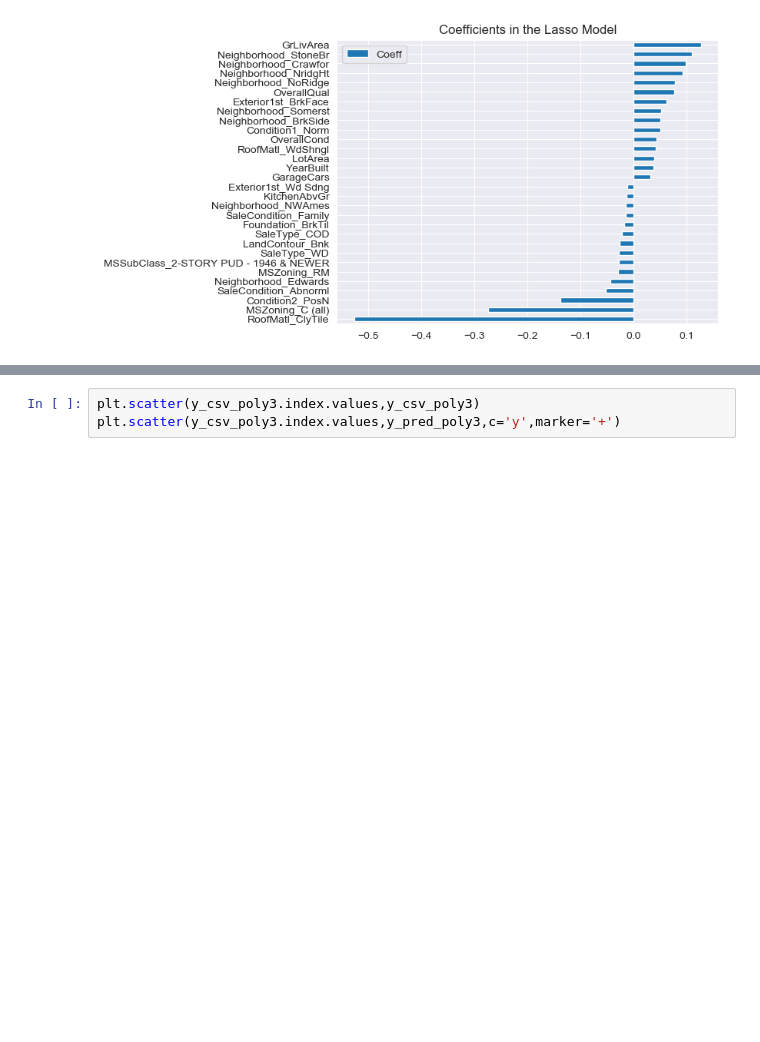
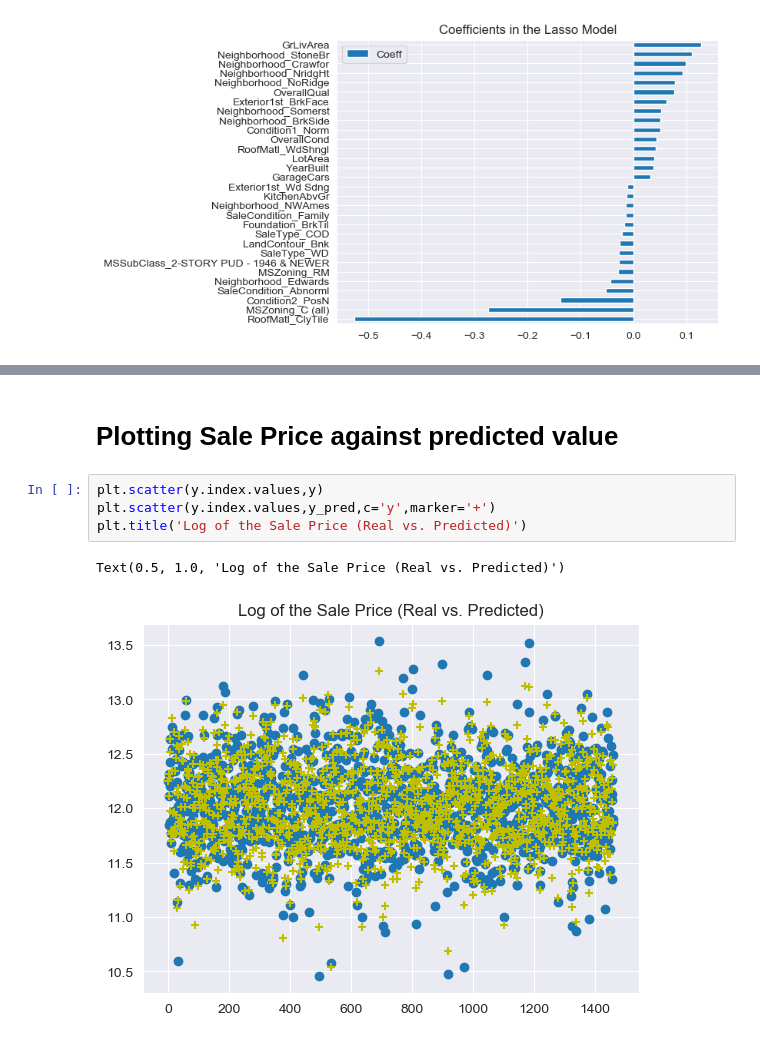
Before and after one commit to MIvanov1216/Ames-housing-prices-analysis, a Jupyter notebook: Housing Prices for Git.ipynb, the cells around one changed output, grey strips where cells are left out. Saved outputs shown, nothing was run; the diff lists cells and outputs as text; blank space fills up the shorter version.

Commit message:
with 20% more charts!

```diff
--- a/Housing Prices for Git.ipynb
+++ b/Housing Prices for Git.ipynb
@@ -954,3 +914,9 @@ Name: SalePrice, Length: 1457, dtype: float64
+# %% [markdown]
+# Plotting Sale Price against predicted value
 # %%
-plt.scatter(y_csv_poly3.index.values,y_csv_poly3)
-plt.scatter(y_csv_poly3.index.values,y_pred_poly3,c='y',marker='+')
+plt.scatter(y.index.values,y)
+plt.scatter(y.index.values,y_pred,c='y',marker='+')
+plt.title('Log of the Sale Price (Real vs. Predicted)')
+# %% [output]
+Text(0.5, 1.0, 'Log of the Sale Price (Real vs. Predicted)')
+[figure, added]
```
Also changed, not shown: parts of 10 cells of this notebook.
